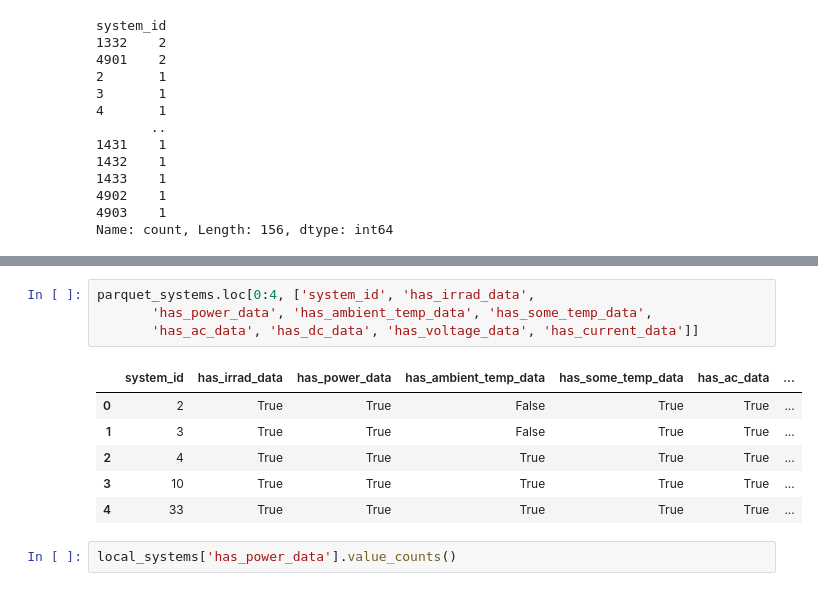
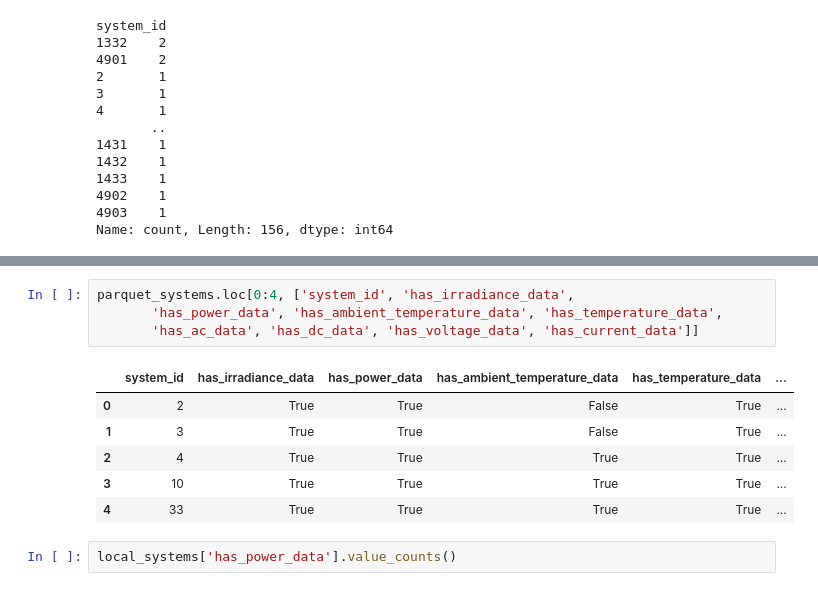
Before and after one commit to Erdos-Projects/predicting-day-ahead-solar-power-production, a Jupyter notebook: test_bed.ipynb, the cells around one changed output, grey strips where cells are left out. Drawn from its saved outputs; the diff is of its cells as text.

```diff
--- a/test_bed.ipynb
+++ b/test_bed.ipynb
@@ -144,15 +145,15 @@ True                True            False             False             True
 Name: count, dtype: int64
 # %%
-parquet_systems.loc[0:4, ['system_id', 'has_irrad_data',
-       'has_power_data', 'has_ambient_temp_data', 'has_some_temp_data',
+parquet_systems.loc[0:4, ['system_id', 'has_irradiance_data',
+       'has_power_data', 'has_ambient_temperature_data', 'has_temperature_data',
        'has_ac_data', 'has_dc_data', 'has_voltage_data', 'has_current_data']]
 # %% [output]
-|  | system_id | has_irrad_data | has_power_data | has_ambient_temp_data | has_some_temp_data | has_ac_data | ... |
-| 0 | 2 | True | True | False | True | True | ... |
-| 1 | 3 | True | True | False | True | True | ... |
-| 2 | 4 | True | True | True | True | True | ... |
-| 3 | 10 | True | True | True | True | True | ... |
-| 4 | 33 | True | True | True | True | True | ... |
+|  | system_id | has_irradiance_data | has_power_data | has_ambient_temperature_data | has_temperature_data | ... |
+| 0 | 2 | True | True | False | True | ... |
+| 1 | 3 | True | True | False | True | ... |
+| 2 | 4 | True | True | True | True | ... |
+| 3 | 10 | True | True | True | True | ... |
+| 4 | 33 | True | True | True | True | ... |
 # %%
 local_systems['has_power_data'].value_counts()
 # %% [output]
```
Also changed, not shown: parts of 11 cells of this notebook, 2 other files.
